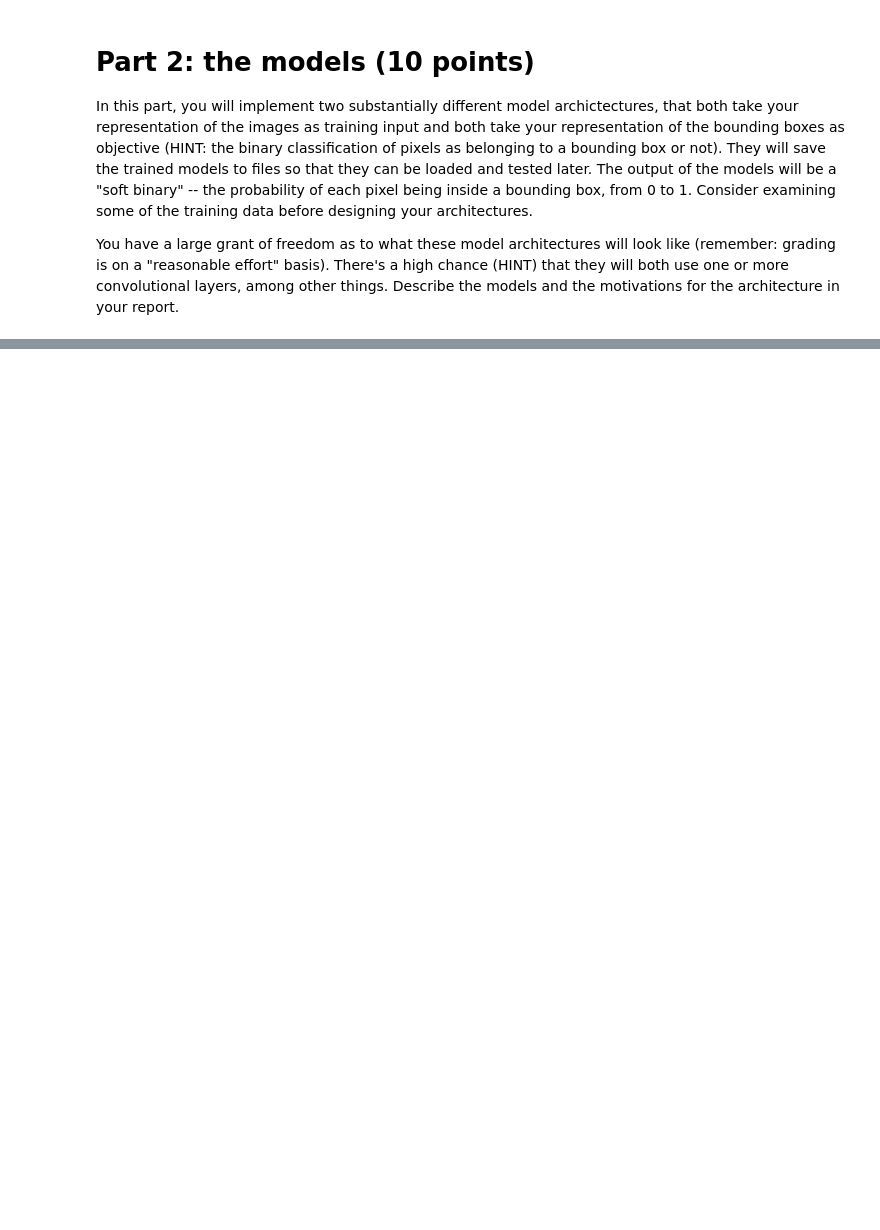
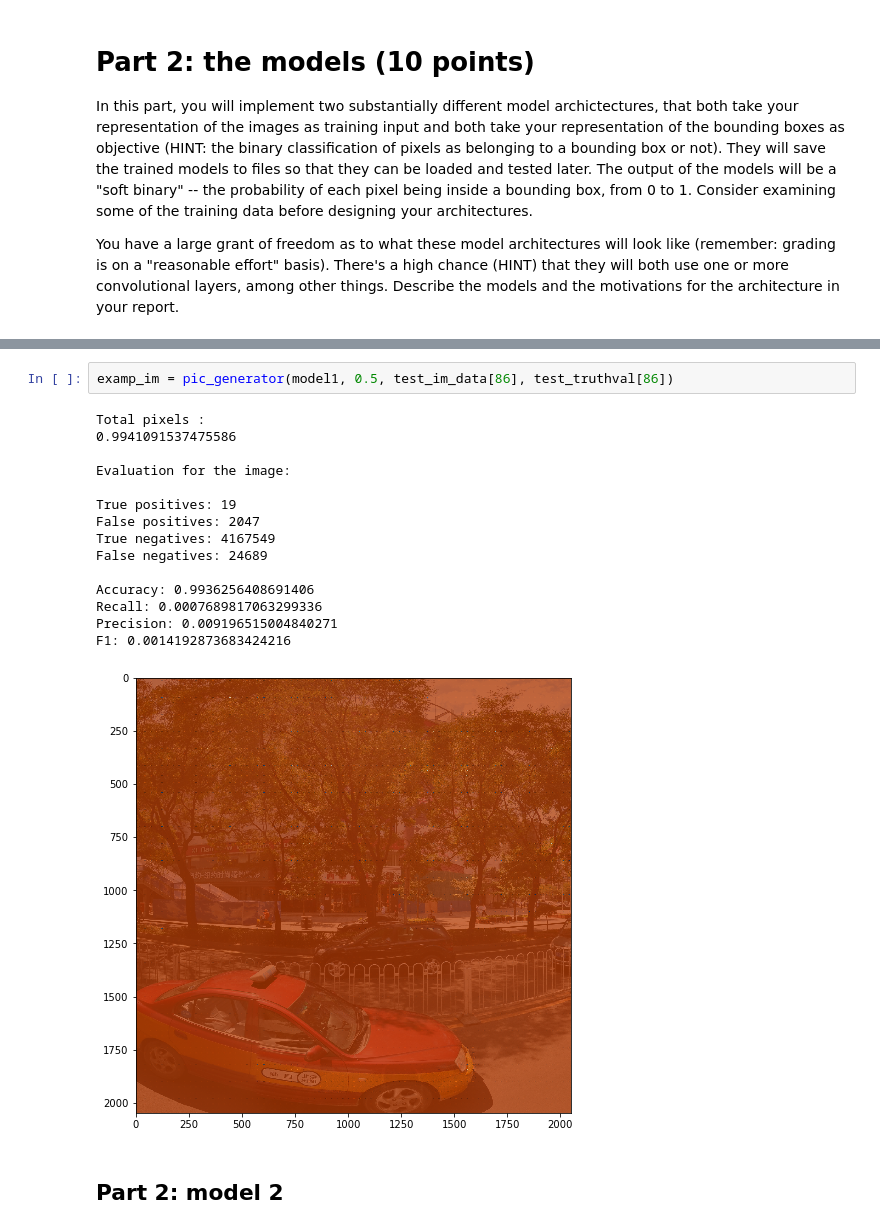
Before and after one commit to gusakhka/DETECTING-THE-LICENSE-PLATE, a Jupyter notebook: a1/Kamaneh AKhavan.ipynb, the cells around one changed output, grey strips where cells are left out. Saved outputs shown, nothing was run; the diff lists cells and outputs as text; blank space fills up the shorter version.

```diff
--- a/a1/Kamaneh AKhavan.ipynb
+++ b/a1/Kamaneh AKhavan.ipynb
@@ -307,0 +592,20 @@ It should also be possible to examine the effects of applying the model to indiv
+# %%
+examp_im = pic_generator(model1, 0.5, test_im_data[86], test_truthval[86])
+# %% [output]
+Total pixels :
+0.9941091537475586
+
+Evaluation for the image:
+
+True positives: 19
+False positives: 2047
+True negatives: 4167549
+False negatives: 24689
+
+Accuracy: 0.9936256408691406
+Recall: 0.0007689817063299336
+Precision: 0.009196515004840271
+F1: 0.0014192873683424216
+[figure, added]
+# %% [markdown]
+## Part 2: model 2
```
Also changed, not shown: parts of 43 cells of this notebook, 2 other files.
